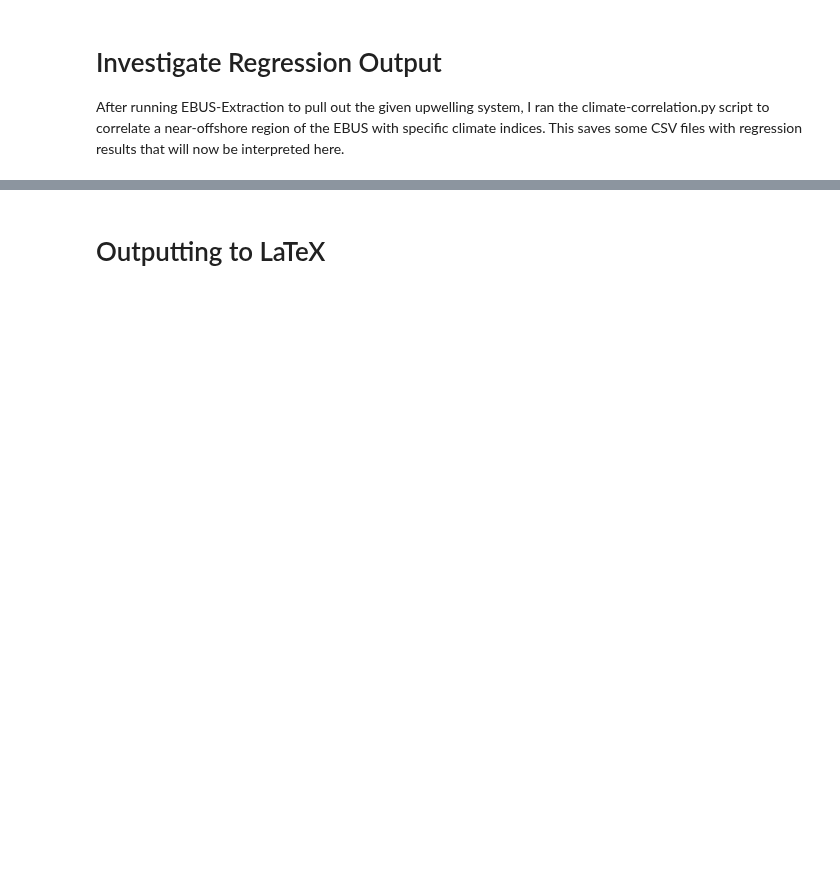
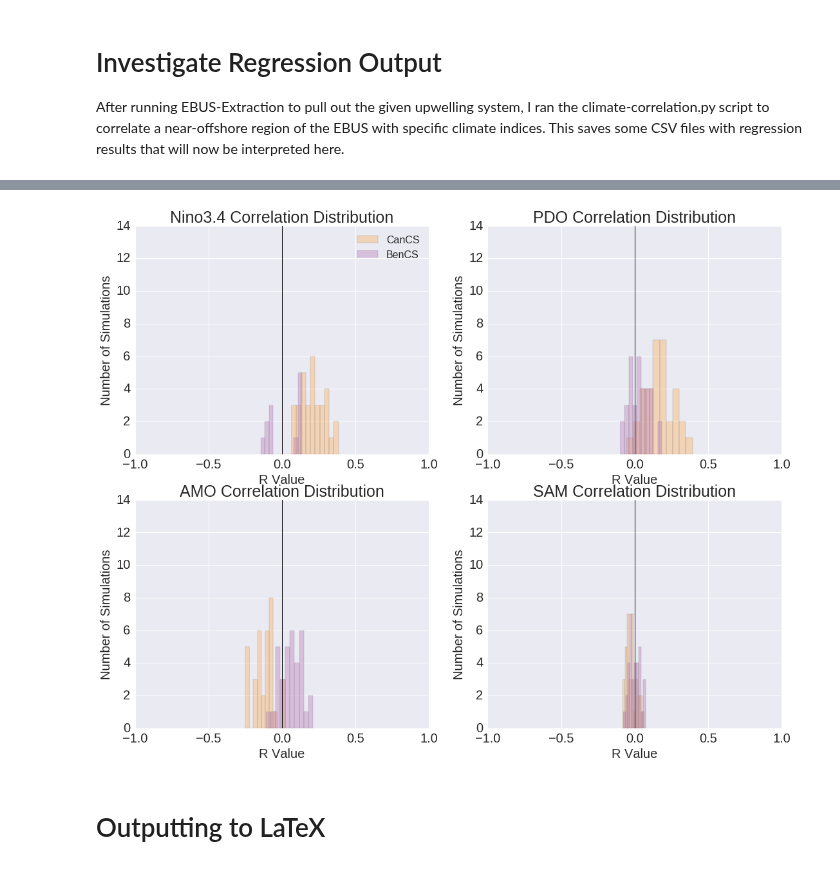
Before and after one commit to bradyrx/EBUS_BGC_Variability, a Jupyter notebook: notebooks/investigate-regression-output.ipynb, the cells around one changed output, grey strips where cells are left out. Saved outputs shown, nothing was run; the diff lists cells and outputs as text; code cells hidden in the pictures; blank space fills up the shorter version.

```diff
--- a/notebooks/investigate-regression-output.ipynb
+++ b/notebooks/investigate-regression-output.ipynb
@@ -54 +57,5 @@ if EBU == 'cancs' or EBU == 'bencs':
+# %%
+# Remove anything with p > 0.05
+for ii in EBUs:
+    df_enso[ii] = remove_insignificant(df_enso[ii])
 # %%
@@ -86,3 +92,24 @@ hist_plot(ax5, df_sam['R Value'], 'SAM')
+# %%
+# ATLANTIC SECTOR
+sns.set_style('darkgrid')
+fig = plt.figure(figsize=(18,14))
+ax1 = fig.add_subplot(221)
+for idx in EBU_Atlantic:
+    hist_plot(ax1, df_enso[idx]['R Value'], 'Nino3.4', idx, idx)
+    plt.legend(loc='best', handlelength=2, fontsize=16)
+ax2 = fig.add_subplot(222)
+for idx in EBU_Atlantic:
+    hist_plot(ax2, df_pdo[idx]['R Value'], 'PDO', idx, idx)
+ax3 = fig.add_subplot(223)
+for idx in EBU_Atlantic:
+    hist_plot(ax3, df_amo[idx]['R Value'], 'AMO', idx, idx)
+ax4 = fig.add_subplot(224)
+for idx in EBU_Atlantic:
+    hist_plot(ax4, df_sam[idx]['R Value'], 'SAM', idx, idx)
+
+plt.savefig("atlantic-EBU-correlation-distributions.png")
+# %% [output]
+[figure, added]
 # %% [markdown]
 # Outputting to LaTeX
 # %%
```
Also changed, not shown: parts of 10 cells of this notebook, 28 other files.
